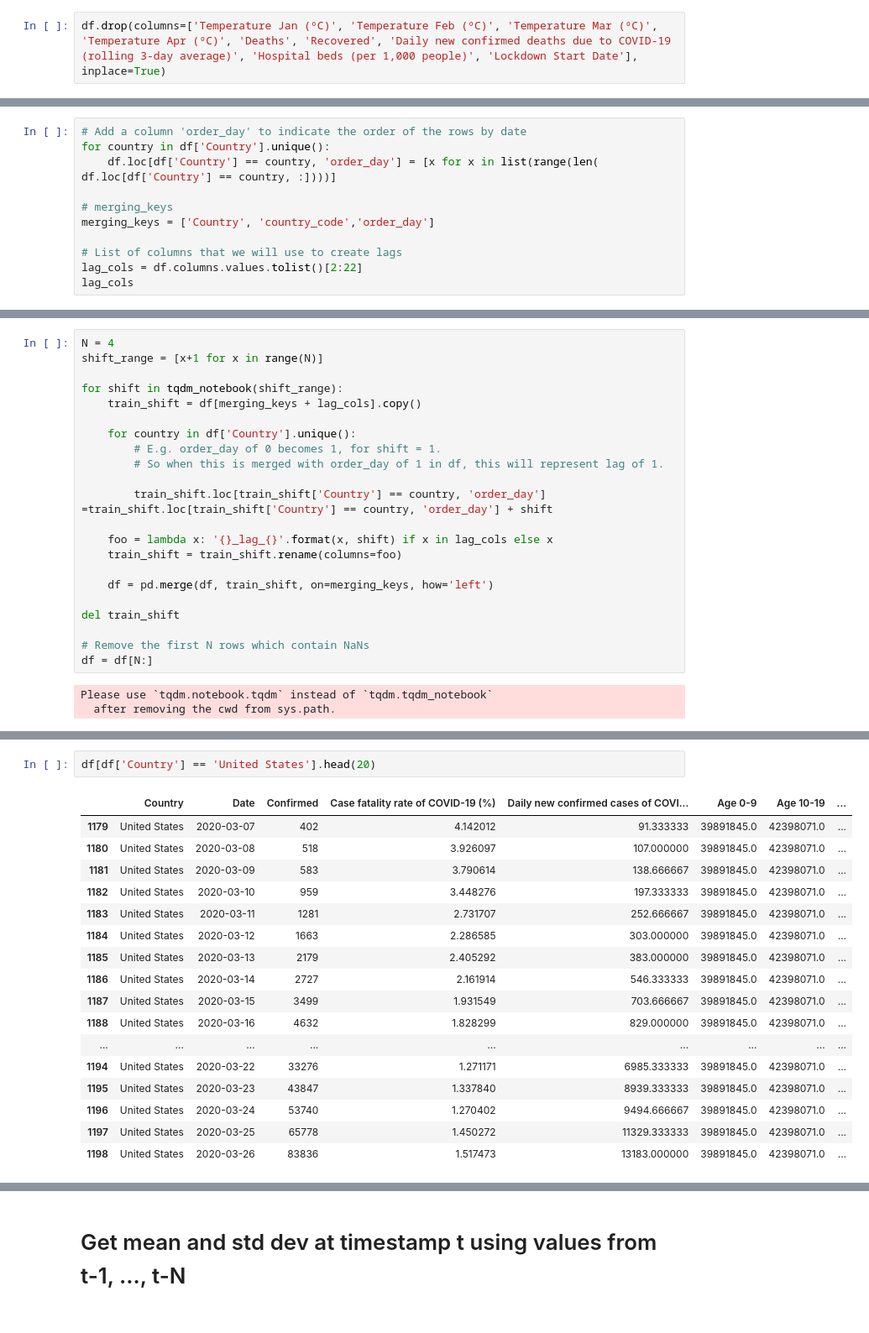
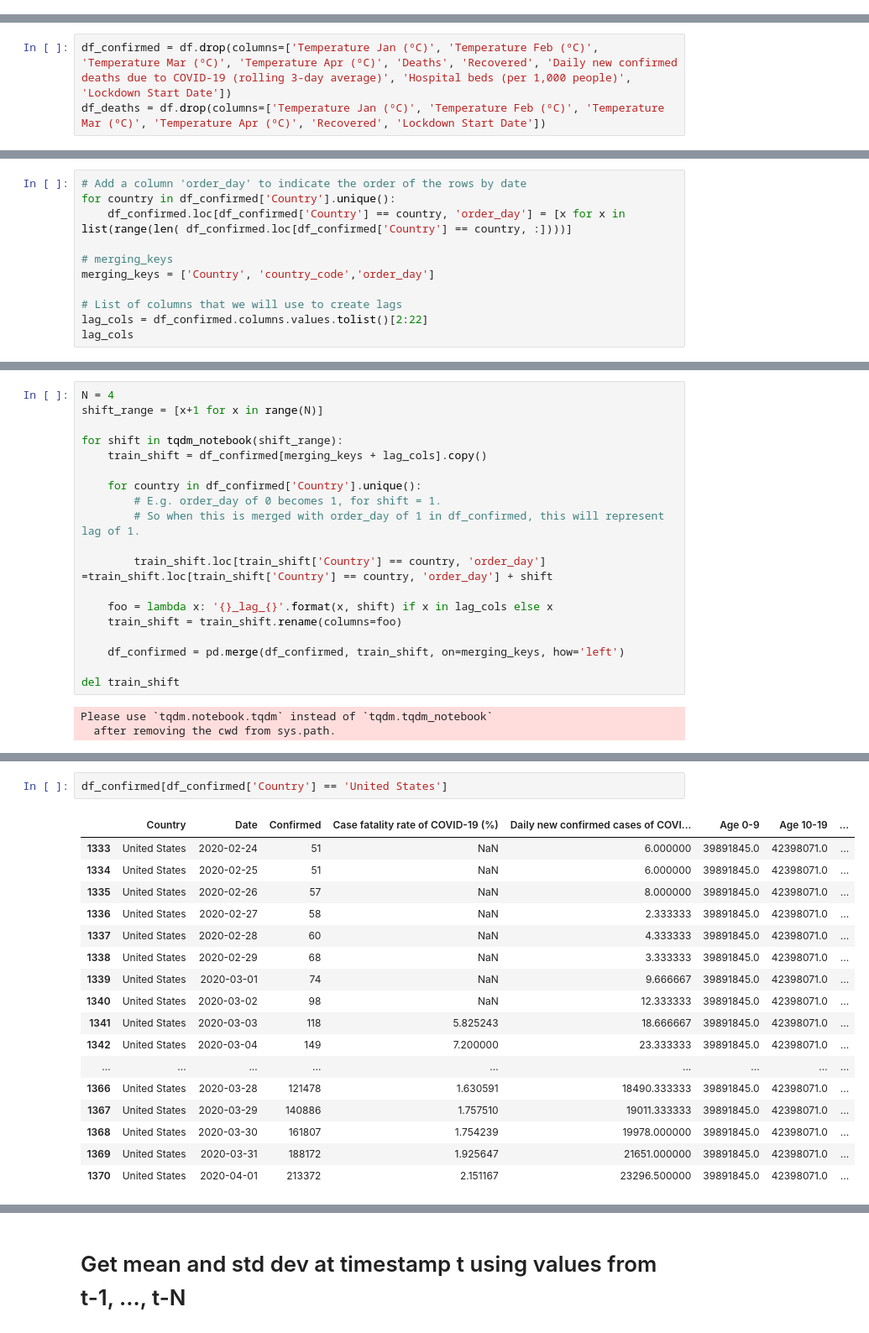
Before and after one commit to thamycoelho/coronavirus_analysis, a Jupyter notebook: Teste XGBoost Countries Curves (D+1).ipynb, the cells around one changed output, grey strips where cells are left out. Shown: that part at 84% size. Saved outputs shown, nothing was run; the diff lists cells and outputs as text.

```diff
--- a/Teste XGBoost Countries Curves (D+1).ipynb
+++ b/Teste XGBoost Countries Curves (D+1).ipynb
@@ -134,2 +137,0 @@ df.loc[df['Date'].dt.month == 4, 'Country Temperature ºC'] = df['Temperature Ap
-# %%
-df.drop(columns=['Temperature Jan (ºC)', 'Temperature Feb (ºC)', 'Temperature Mar (ºC)', 'Temperature Apr (ºC)', 'Deaths', 'Recovered', 'Daily new confirmed deaths due to COVID-19 (rolling 3-day average)', 'Hospital beds (per 1,000 people)', 'Lockdown Start Date'], inplace=True)
@@ -183,0 +160,3 @@ df
+# %%
+df_confirmed = df.drop(columns=['Temperature Jan (ºC)', 'Temperature Feb (ºC)', 'Temperature Mar (ºC)', 'Temperature Apr (ºC)', 'Deaths', 'Recovered', 'Daily new confirmed deaths due to COVID-19 (rolling 3-day average)', 'Hospital beds (per 1,000 people)', 'Lockdown Start Date'])
+df_deaths = df.drop(columns=['Temperature Jan (ºC)', 'Temperature Feb (ºC)', 'Temperature Mar (ºC)', 'Temperature Apr (ºC)', 'Recovered', 'Lockdown Start Date'])
@@ -186,13 +187,13 @@ df
 # %%
 # Add a column 'order_day' to indicate the order of the rows by date
-for country in df['Country'].unique():
-    df.loc[df['Country'] == country, 'order_day'] = [x for x in list(range(len( df.loc[df['Country'] == country, :])))]
+for country in df_confirmed['Country'].unique():
+    df_confirmed.loc[df_confirmed['Country'] == country, 'order_day'] = [x for x in list(range(len( df_confirmed.loc[df_confirmed['Country'] == country, :])))]
 
 # merging_keys
 merging_keys = ['Country', 'country_code','order_day']
 
 # List of columns that we will use to create lags
-lag_cols = df.columns.values.tolist()[2:22]
+lag_cols = df_confirmed.columns.values.tolist()[2:22]
 lag_cols
 # %% [output]
 ['Confirmed',
@@ -220,23 +221,20 @@ N = 4
 shift_range = [x+1 for x in range(N)]
 
 for shift in tqdm_notebook(shift_range):
-    train_shift = df[merging_keys + lag_cols].copy()
+    train_shift = df_confirmed[merging_keys + lag_cols].copy()
 
-    for country in df['Country'].unique():
+    for country in df_confirmed['Country'].unique():
         # E.g. order_day of 0 becomes 1, for shift = 1.
-        # So when this is merged with order_day of 1 in df, this will represent lag of 1.
+        # So when this is merged with order_day of 1 in df_confirmed, this will represent lag of 1.
 
         train_shift.loc[train_shift['Country'] == country, 'order_day'] =train_shift.loc[train_shift['Country'] == country, 'order_day'] + shift
 
     foo = lambda x: '{}_lag_{}'.format(x, shift) if x in lag_cols else x
     train_shift = train_shift.rename(columns=foo)
 
-    df = pd.merge(df, train_shift, on=merging_keys, how='left')
+    df_confirmed = pd.merge(df_confirmed, train_shift, on=merging_keys, how='left')
 
 del train_shift
-
-# Remove the first N rows which contain NaNs
-df = df[N:]
 # %% [output]
 Please use `tqdm.notebook.tqdm` instead of `tqdm.tqdm_notebook`
   after removing the cwd from sys.path.
@@ -245,20 +241,20 @@ df.dropna(inplace=True)
 # %%
-df[df['Country'] == 'United States'].head(20)
+df_confirmed[df_confirmed['Country'] == 'United States']
 # %% [output]
 |  | Country | Date | Confirmed | Case fatality rate of COVID-19 (%) | Daily new confirmed cases of COVI... | Age 0-9 | Age 10-19 | ... |
-| 1179 | United States | 2020-03-07 | 402 | 4.142012 | 91.333333 | 39891845.0 | 42398071.0 | ... |
-| 1180 | United States | 2020-03-08 | 518 | 3.926097 | 107.000000 | 39891845.0 | 42398071.0 | ... |
-| 1181 | United States | 2020-03-09 | 583 | 3.790614 | 138.666667 | 39891845.0 | 42398071.0 | ... |
-| 1182 | United States | 2020-03-10 | 959 | 3.448276 | 197.333333 | 39891845.0 | 42398071.0 | ... |
-| 1183 | United States | 2020-03-11 | 1281 | 2.731707 | 252.666667 | 39891845.0 | 42398071.0 | ... |
-| 1184 | United States | 2020-03-12 | 1663 | 2.286585 | 303.000000 | 39891845.0 | 42398071.0 | ... |
-| 1185 | United States | 2020-03-13 | 2179 | 2.405292 | 383.000000 | 39891845.0 | 42398071.0 | ... |
-| 1186 | United States | 2020-03-14 | 2727 | 2.161914 | 546.333333 | 39891845.0 | 42398071.0 | ... |
-| 1187 | United States | 2020-03-15 | 3499 | 1.931549 | 703.666667 | 39891845.0 | 42398071.0 | ... |
-| 1188 | United States | 2020-03-16 | 4632 | 1.828299 | 829.000000 | 39891845.0 | 42398071.0 | ... |
+| 1333 | United States | 2020-02-24 | 51 | NaN | 6.000000 | 39891845.0 | 42398071.0 | ... |
+| 1334 | United States | 2020-02-25 | 51 | NaN | 6.000000 | 39891845.0 | 42398071.0 | ... |
+| 1335 | United States | 2020-02-26 | 57 | NaN | 8.000000 | 39891845.0 | 42398071.0 | ... |
+| 1336 | United States | 2020-02-27 | 58 | NaN | 2.333333 | 39891845.0 | 42398071.0 | ... |
+| 1337 | United States | 2020-02-28 | 60 | NaN | 4.333333 | 39891845.0 | 42398071.0 | ... |
+| 1338 | United States | 2020-02-29 | 68 | NaN | 3.333333 | 39891845.0 | 42398071.0 | ... |
+| 1339 | United States | 2020-03-01 | 74 | NaN | 9.666667 | 39891845.0 | 42398071.0 | ... |
+| 1340 | United States | 2020-03-02 | 98 | NaN | 12.333333 | 39891845.0 | 42398071.0 | ... |
+| 1341 | United States | 2020-03-03 | 118 | 5.825243 | 18.666667 | 39891845.0 | 42398071.0 | ... |
+| 1342 | United States | 2020-03-04 | 149 | 7.200000 | 23.333333 | 39891845.0 | 42398071.0 | ... |
 | ... | ... | ... | ... | ... | ... | ... | ... | ... |
-| 1194 | United States | 2020-03-22 | 33276 | 1.271171 | 6985.333333 | 39891845.0 | 42398071.0 | ... |
-| 1195 | United States | 2020-03-23 | 43847 | 1.337840 | 8939.333333 | 39891845.0 | 42398071.0 | ... |
-| 1196 | United States | 2020-03-24 | 53740 | 1.270402 | 9494.666667 | 39891845.0 | 42398071.0 | ... |
-| 1197 | United States | 2020-03-25 | 65778 | 1.450272 | 11329.333333 | 39891845.0 | 42398071.0 | ... |
-| 1198 | United States | 2020-03-26 | 83836 | 1.517473 | 13183.000000 | 39891845.0 | 42398071.0 | ... |
+| 1366 | United States | 2020-03-28 | 121478 | 1.630591 | 18490.333333 | 39891845.0 | 42398071.0 | ... |
+| 1367 | United States | 2020-03-29 | 140886 | 1.757510 | 19011.333333 | 39891845.0 | 42398071.0 | ... |
+| 1368 | United States | 2020-03-30 | 161807 | 1.754239 | 19978.000000 | 39891845.0 | 42398071.0 | ... |
+| 1369 | United States | 2020-03-31 | 188172 | 1.925647 | 21651.000000 | 39891845.0 | 42398071.0 | ... |
+| 1370 | United States | 2020-04-01 | 213372 | 2.151167 | 23296.500000 | 39891845.0 | 42398071.0 | ... |
```
Also changed, not shown: parts of 78 cells of this notebook, 6 other files.
